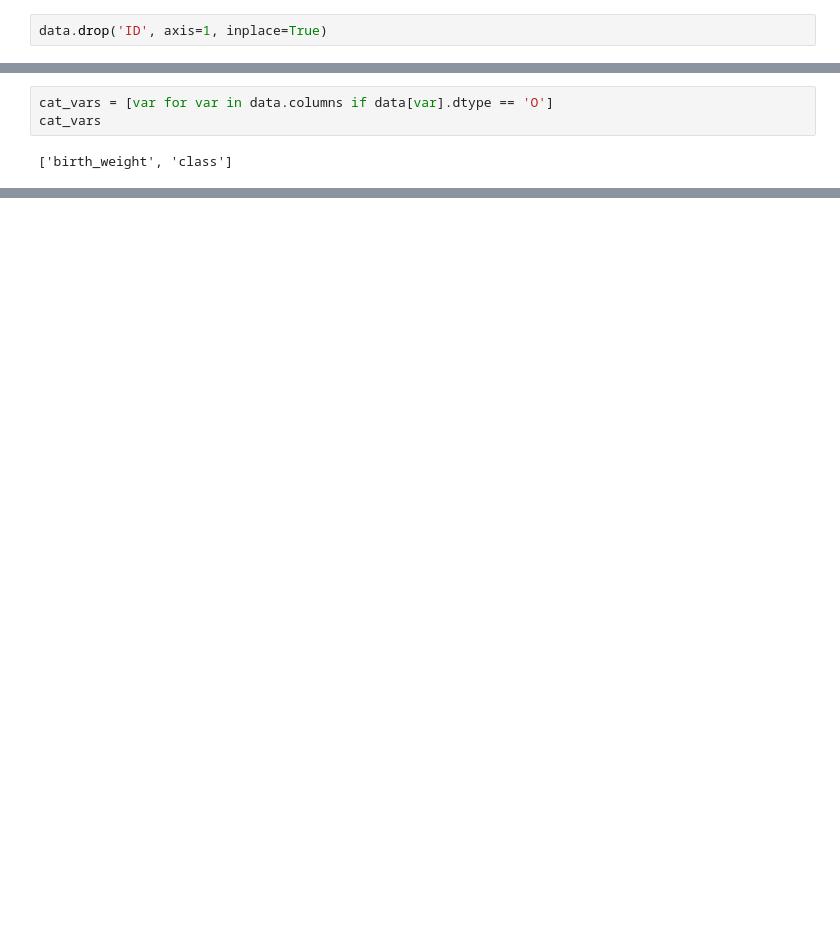
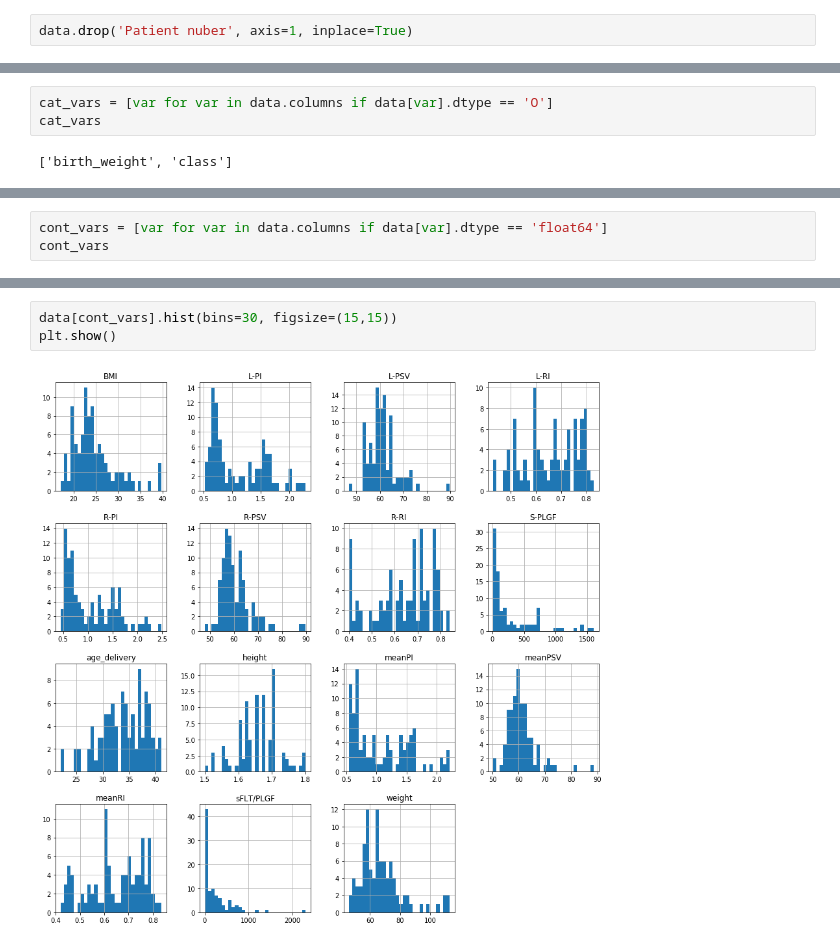
Before and after one commit to lolagj/TFM-Modelo-Riesgos-Embarazadas, a Jupyter notebook: Análisis exploratorio.ipynb, the cells around one changed output, grey strips where cells are left out. Drawn from its saved outputs; the diff is of its cells as text; blank space fills up the shorter version.

```diff
--- a/Análisis exploratorio.ipynb
+++ b/Análisis exploratorio.ipynb
@@ -26,7 +26,7 @@ data.head()
 # %% [markdown]
 Vamos a eliminar la columna de **ID** ya que se trata solo de un número utilizado para identificar a cada paciente
 # %%
-data.drop('ID', axis=1, inplace=True)
+data.drop('Patient nuber', axis=1, inplace=True)
 # %%
 data.columns=["age", "weight", "height", "BMI", "R-RI", "R-PI", "R-PSV", "L-RI", "L-PI", "L-PSV", "meanRI", "meanPI", "meanPSV", "bilateralNotch", "age_delivery", "parity", "birth_weight", "S-Flt1", "S-PLGF", "sFLT/PLGF", "class"]
 # %%
@@ -173,0 +185,3 @@ cat_vars
+# %%
+cont_vars = [var for var in data.columns if data[var].dtype == 'float64']
+cont_vars
@@ -173,0 +204,5 @@ cat_vars
+# %%
+data[cont_vars].hist(bins=30, figsize=(15,15))
+plt.show()
+# %% [output]
+[figure, added]
```
Also changed, not shown: parts of 12 cells of this notebook, 1 other file.
